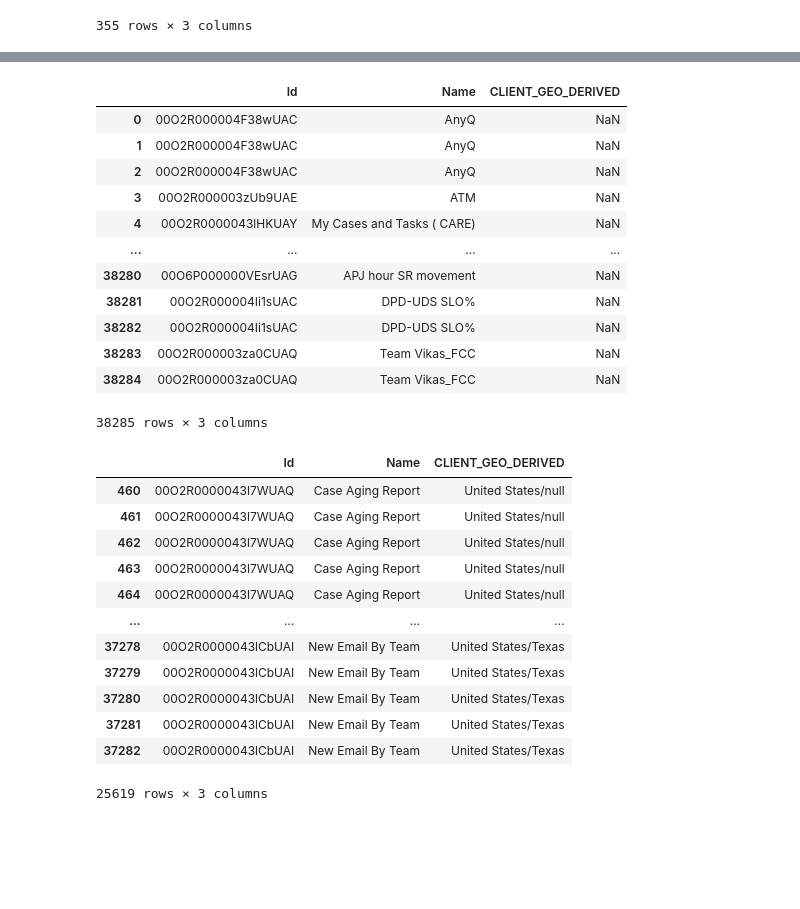
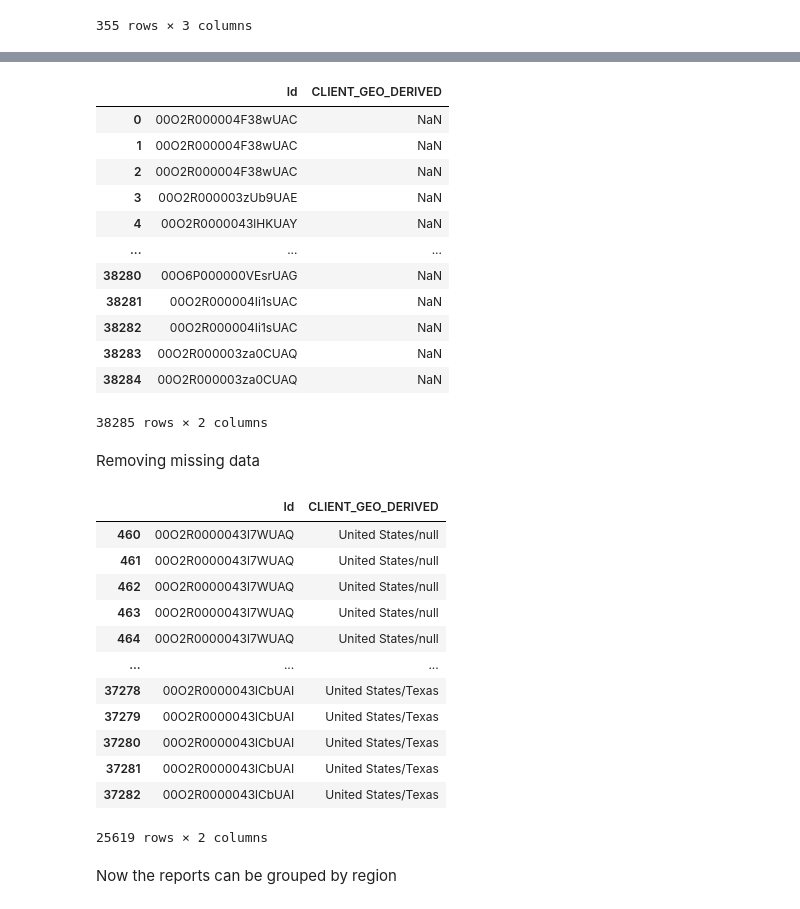
Before and after one commit to dell-splab/lightning-analysis, a Jupyter notebook: 2.2.1.8.2 What region (or locality) do most of the executions come from.ipynb, the cells around one changed output, grey strips where cells are left out. Drawn from its saved outputs; the diff is of its cells as text; code cells hidden in the pictures; blank space fills up the shorter version.

```diff
--- a/2.2.1.8.2 What region (or locality) do most of the executions come from.ipynb
+++ b/2.2.1.8.2 What region (or locality) do most of the executions come from.ipynb
@@ -45,3 +67,3 @@ Index(['CreatedById', 'CreatedDate', 'Description', 'DeveloperName',
 # %%
 pageview_cols = ['CLIENT_GEO', 'PAGE_URL']
-report_obj_cols = ['Id', 'Name']
+report_obj_cols = ['Id']
@@ -67,3 +70,3 @@ for event_log_file in os.listdir(ltng_elf_path):
 # %%
 ltng_pageview = ltng_logs['PageView'][pageview_cols]
-report_names = active_reports[report_obj_cols]
+report_ids = active_reports[report_obj_cols]
@@ -167,6 +178,6 @@ find_report_geo('5006P000004EKLzQAO')
 # %%
-report_names['CLIENT_GEO_DERIVED'] =\
-    report_names.Id.apply(lambda report_id: find_report_geo(report_id))
+report_ids['CLIENT_GEO_DERIVED'] =\
+    report_ids.Id.apply(lambda report_id: find_report_geo(report_id))
 # %% [output]
 A value is trying to be set on a copy of a slice from a DataFrame.
 Try using .loc[row_indexer,col_indexer] = value instead
@@ -176,33 +189,37 @@ See the caveats in the documentation: https://pandas.pydata.org/pandas-docs/stab
 # %%
-report_names
+report_ids
 # %% [output]
-|  | Id | Name | CLIENT_GEO_DERIVED |
-| 0 | 00O2R000004F38wUAC | AnyQ | NaN |
-| 1 | 00O2R000004F38wUAC | AnyQ | NaN |
-| 2 | 00O2R000004F38wUAC | AnyQ | NaN |
-| 3 | 00O2R000003zUb9UAE | ATM | NaN |
-| 4 | 00O2R0000043lHKUAY | My Cases and Tasks ( CARE) | NaN |
-| ... | ... | ... | ... |
-| 38280 | 00O6P000000VEsrUAG | APJ hour SR movement | NaN |
-| 38281 | 00O2R000004Ii1sUAC | DPD-UDS SLO% | NaN |
-| 38282 | 00O2R000004Ii1sUAC | DPD-UDS SLO% | NaN |
-| 38283 | 00O2R000003za0CUAQ | Team Vikas_FCC | NaN |
-| 38284 | 00O2R000003za0CUAQ | Team Vikas_FCC | NaN |
+|  | Id | CLIENT_GEO_DERIVED |
+| 0 | 00O2R000004F38wUAC | NaN |
+| 1 | 00O2R000004F38wUAC | NaN |
+| 2 | 00O2R000004F38wUAC | NaN |
+| 3 | 00O2R000003zUb9UAE | NaN |
+| 4 | 00O2R0000043lHKUAY | NaN |
+| ... | ... | ... |
+| 38280 | 00O6P000000VEsrUAG | NaN |
+| 38281 | 00O2R000004Ii1sUAC | NaN |
+| 38282 | 00O2R000004Ii1sUAC | NaN |
+| 38283 | 00O2R000003za0CUAQ | NaN |
+| 38284 | 00O2R000003za0CUAQ | NaN |
-38285 rows × 3 columns
+38285 rows × 2 columns
+# %% [markdown]
+Removing missing data
 # %%
-report_names.loc[report_names['CLIENT_GEO_DERIVED'].notnull()]
+report_ids.loc[report_ids['CLIENT_GEO_DERIVED'].notnull()]
 # %% [output]
-|  | Id | Name | CLIENT_GEO_DERIVED |
-| 460 | 00O2R0000043l7WUAQ | Case Aging Report | United States/null |
-| 461 | 00O2R0000043l7WUAQ | Case Aging Report | United States/null |
-| 462 | 00O2R0000043l7WUAQ | Case Aging Report | United States/null |
-| 463 | 00O2R0000043l7WUAQ | Case Aging Report | United States/null |
-| 464 | 00O2R0000043l7WUAQ | Case Aging Report | United States/null |
-| ... | ... | ... | ... |
-| 37278 | 00O2R0000043lCbUAI | New Email By Team | United States/Texas |
-| 37279 | 00O2R0000043lCbUAI | New Email By Team | United States/Texas |
-| 37280 | 00O2R0000043lCbUAI | New Email By Team | United States/Texas |
-| 37281 | 00O2R0000043lCbUAI | New Email By Team | United States/Texas |
-| 37282 | 00O2R0000043lCbUAI | New Email By Team | United States/Texas |
+|  | Id | CLIENT_GEO_DERIVED |
+| 460 | 00O2R0000043l7WUAQ | United States/null |
+| 461 | 00O2R0000043l7WUAQ | United States/null |
+| 462 | 00O2R0000043l7WUAQ | United States/null |
+| 463 | 00O2R0000043l7WUAQ | United States/null |
+| 464 | 00O2R0000043l7WUAQ | United States/null |
+| ... | ... | ... |
+| 37278 | 00O2R0000043lCbUAI | United States/Texas |
+| 37279 | 00O2R0000043lCbUAI | United States/Texas |
+| 37280 | 00O2R0000043lCbUAI | United States/Texas |
+| 37281 | 00O2R0000043lCbUAI | United States/Texas |
+| 37282 | 00O2R0000043lCbUAI | United States/Texas |
-25619 rows × 3 columns
+25619 rows × 2 columns
+# %% [markdown]
+Now the reports can be grouped by region
 # %%
```
Also changed, not shown: parts of 25 cells of this notebook.
